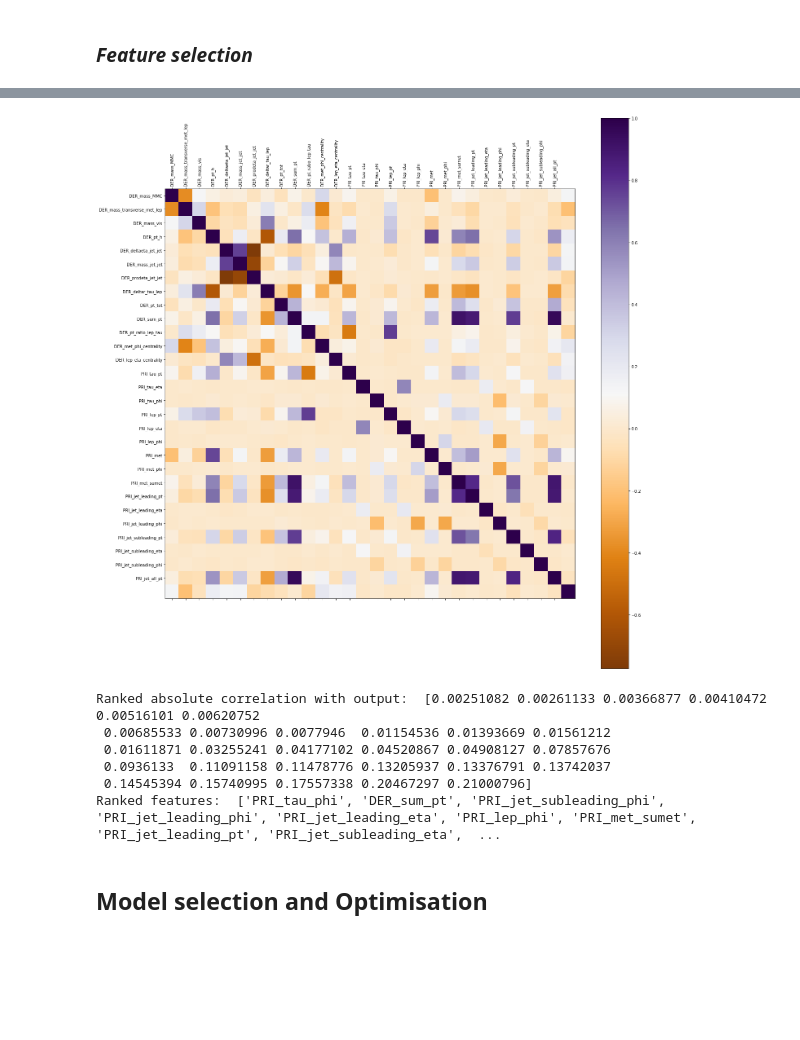
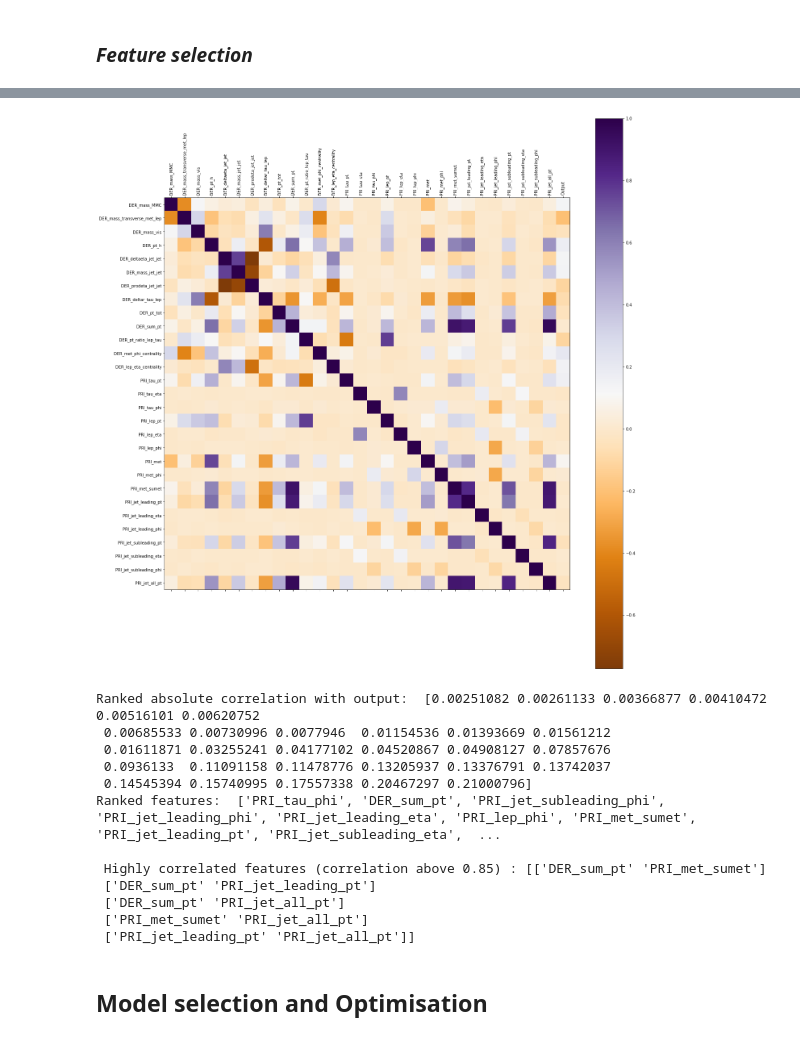
Before and after one commit to alicebizeul/MLProject1, a Jupyter notebook: scripts/project1.ipynb, the cells around one changed output, grey strips where cells are left out. Cells and saved outputs as stored; diff of their text form; code cells hidden in the pictures; blank space fills up the shorter version.

```diff
--- a/scripts/project1.ipynb
+++ b/scripts/project1.ipynb
@@ -325,14 +335,20 @@ Ranked features:  ['PRI_jet_subleading_eta', 'PRI_lep_phi', 'PRI_tau_phi', 'PRI_
 # %%
 # SUBSET 3
-ranked_index_ss3, ranked_features_ss3 = plot_correlation_matrix(ss3_tX, ss3_y, labels_3, "CorrelationMatrix_ss3.png")
+ranked_index_ss3, ranked_features_ss3 = plot_correlation_matrix(ss3_tX, ss3_y, np.append(labels_3,'Output'), "CorrelationMatrix_ss3.png")
 # %% [output]
-[figure, old version]
+[figure, new version]
 Ranked absolute correlation with output:  [0.00251082 0.00261133 0.00366877 0.00410472 0.00516101 0.00620752
  0.00685533 0.00730996 0.0077946  0.01154536 0.01393669 0.01561212
  0.01611871 0.03255241 0.04177102 0.04520867 0.04908127 0.07857676
  0.0936133  0.11091158 0.11478776 0.13205937 0.13376791 0.13742037
  0.14545394 0.15740995 0.17557338 0.20467297 0.21000796]
 Ranked features:  ['PRI_tau_phi', 'DER_sum_pt', 'PRI_jet_subleading_phi', 'PRI_jet_leading_phi', 'PRI_jet_leading_eta', 'PRI_lep_phi', 'PRI_met_sumet', 'PRI_jet_leading_pt', 'PRI_jet_subleading_eta',  ...
+
+ Highly correlated features (correlation above 0.85) : [['DER_sum_pt' 'PRI_met_sumet']
+ ['DER_sum_pt' 'PRI_jet_leading_pt']
+ ['DER_sum_pt' 'PRI_jet_all_pt']
+ ['PRI_met_sumet' 'PRI_jet_all_pt']
+ ['PRI_jet_leading_pt' 'PRI_jet_all_pt']]
 # %% [markdown]
 ## Model selection and Optimisation
 # %%
```
Also changed, not shown: parts of 3 cells of this notebook, 1 other file.
